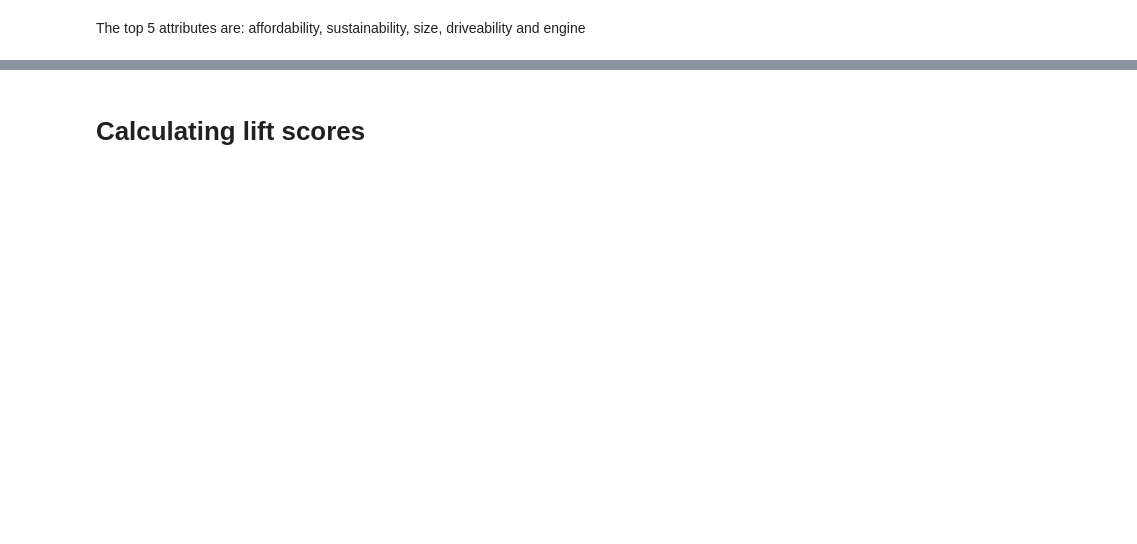
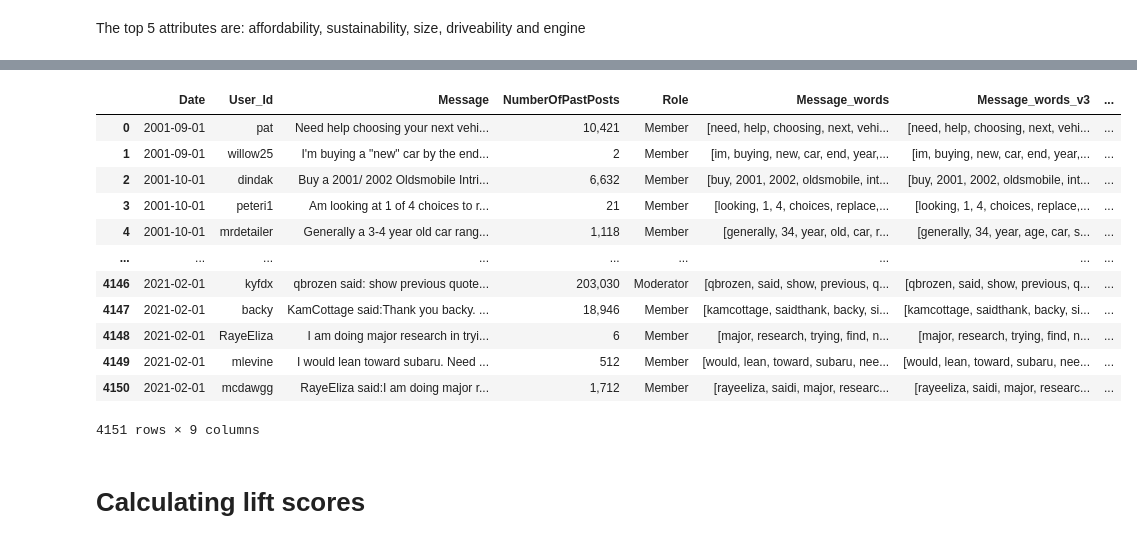
Before and after one commit to zack-tan/car-forums-text-analysis, a Jupyter notebook: tasks_c_d_v1.ipynb, the cells around one changed output, grey strips where cells are left out. Cells and saved outputs as stored; diff of their text form; code cells hidden in the pictures; blank space fills up the shorter version.

Commit message:
better lift table

```diff
--- a/tasks_c_d_v1.ipynb
+++ b/tasks_c_d_v1.ipynb
@@ -157,0 +236,4 @@ get_attr_n_per_side(m, 5, brands_list)
+# %%
+# Review df.iloc[62]
+m = df.Message_words_v3[62]
+pd.DataFrame(dict([ (k,pd.Series(v)) for k,v in get_attr_n_per_side(m, 4, brands_list).items() ]))
@@ -248,10 +388,6 @@ def replace_attributes(m):
 # %%
 # Replaces attributes (Takes ~20-30 mins to run)
 df["Message_words_v3"] = df["Message_words_v3"].apply(replace_attributes)
-# %%
-# Drop Message_words_v2 for size
-df_saved = df.copy()
-df = df.drop("Message_words_v2", axis=1)
 # %%
 # Create checkpoint csv to avoid long function call later
 # df.to_pickle("data_checkpoint.pkl")
@@ -258,3 +445,19 @@ df = df.drop("Message_words_v2", axis=1)
+# %%
+df
+# %% [output]
+|  | Date | User_Id | Message | NumberOfPastPosts | Role | Message_words | Message_words_v3 | ... |
+| 0 | 2001-09-01 | pat | Need help choosing your next vehi... | 10,421 | Member | [need, help, choosing, next, vehi... | [need, help, choosing, next, vehi... | ... |
+| 1 | 2001-09-01 | willow25 | I'm buying a "new" car by the end... | 2 | Member | [im, buying, new, car, end, year,... | [im, buying, new, car, end, year,... | ... |
+| 2 | 2001-10-01 | dindak | Buy a 2001/ 2002 Oldsmobile Intri... | 6,632 | Member | [buy, 2001, 2002, oldsmobile, int... | [buy, 2001, 2002, oldsmobile, int... | ... |
+| 3 | 2001-10-01 | peteri1 | Am looking at 1 of 4 choices to r... | 21 | Member | [looking, 1, 4, choices, replace,... | [looking, 1, 4, choices, replace,... | ... |
+| 4 | 2001-10-01 | mrdetailer | Generally a 3-4 year old car rang... | 1,118 | Member | [generally, 34, year, old, car, r... | [generally, 34, year, age, car, s... | ... |
+| ... | ... | ... | ... | ... | ... | ... | ... | ... |
+| 4146 | 2021-02-01 | kyfdx | qbrozen said: show previous quote... | 203,030 | Moderator | [qbrozen, said, show, previous, q... | [qbrozen, said, show, previous, q... | ... |
+| 4147 | 2021-02-01 | backy | KamCottage said:Thank you backy. ... | 18,946 | Member | [kamcottage, saidthank, backy, si... | [kamcottage, saidthank, backy, si... | ... |
+| 4148 | 2021-02-01 | RayeEliza | I am doing major research in tryi... | 6 | Member | [major, research, trying, find, n... | [major, research, trying, find, n... | ... |
+| 4149 | 2021-02-01 | mlevine | I would lean toward subaru. Need ... | 512 | Member | [would, lean, toward, subaru, nee... | [would, lean, toward, subaru, nee... | ... |
+| 4150 | 2021-02-01 | mcdawgg | RayeEliza said:I am doing major r... | 1,712 | Member | [rayeeliza, saidi, major, researc... | [rayeeliza, saidi, major, researc... | ... |
+4151 rows × 9 columns
 # %% [markdown]
 # Calculating lift scores
 # %%
```
Also changed, not shown: parts of 16 cells of this notebook.
